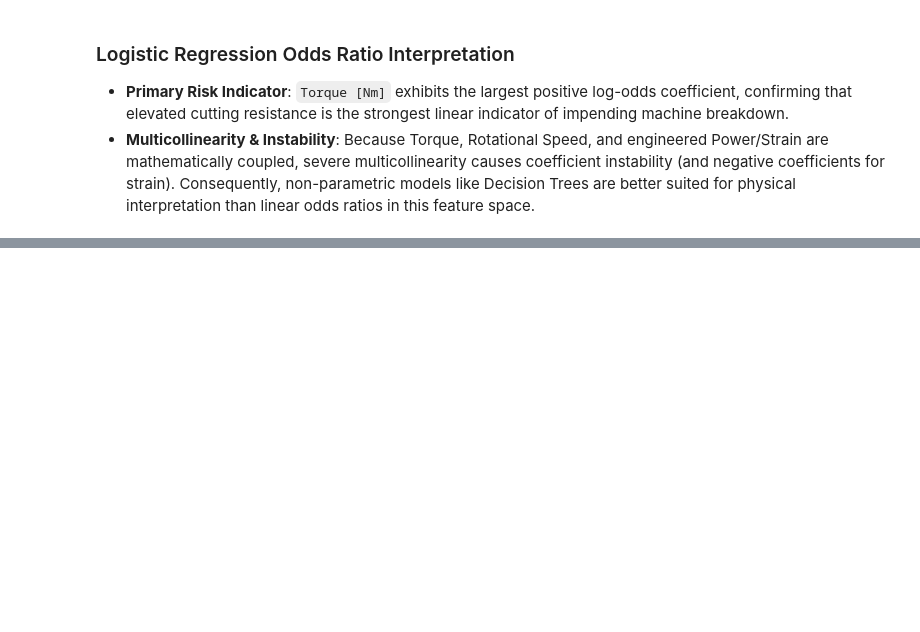
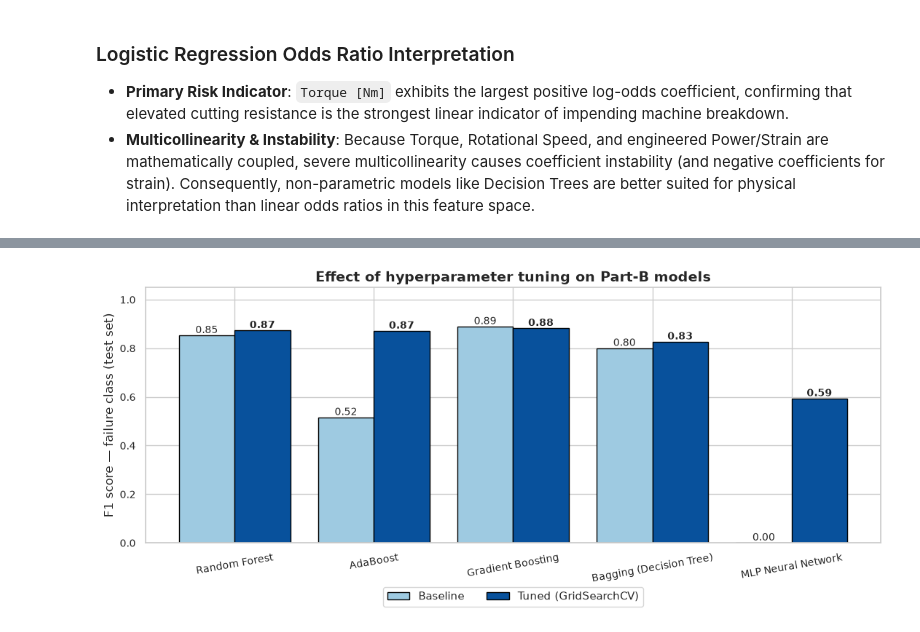
Before and after one commit to Nandot006/machine-health-profiling, a Jupyter notebook: notebooks/02_Classification_AI4I.ipynb, the cells around one changed output, grey strips where cells are left out. Cells and saved outputs as stored; diff of their text form; code cells hidden in the pictures; blank space fills up the shorter version.

Commit message:
Add classification Part B (5 tuned models, 10-model comparison, final GBM) and wire AI4I model into app

```diff
--- a/notebooks/02_Classification_AI4I.ipynb
+++ b/notebooks/02_Classification_AI4I.ipynb
@@ -490,0 +555,28 @@ Logistic Regression Feature Weight Interpretations:
+# %%
+part_b_baseline = {
+    "Random Forest": RandomForestClassifier(
+        n_estimators=100, class_weight="balanced_subsample",
+        random_state=RANDOM_STATE, n_jobs=-1),
+    "AdaBoost": AdaBoostClassifier(
+        estimator=DecisionTreeClassifier(max_depth=1, random_state=RANDOM_STATE),
+        n_estimators=50, learning_rate=1.0, random_state=RANDOM_STATE),
+    "Gradient Boosting": GradientBoostingClassifier(random_state=RANDOM_STATE),
+    "Bagging (Decision Tree)": BaggingClassifier(
+        estimator=DecisionTreeClassifier(class_weight="balanced", random_state=RANDOM_STATE),
+        n_estimators=10, random_state=RANDOM_STATE, n_jobs=-1),
+    "MLP Neural Network": MLPClassifier(
+        hidden_layer_sizes=(100,), activation="relu", early_stopping=True,
+        max_iter=1000, random_state=RANDOM_STATE),
+}
+
+baseline_rows = []
+for name, model in part_b_baseline.items():
+    start = time.time()
+    model.fit(X_train, y_train)
+    row, _, _ = evaluate_classifier(name, model)
+    row["Fit time (s)"] = time.time() - start
+    baseline_rows.append(row)
+
+baseline_df = pd.DataFrame(baseline_rows).set_index("Algorithm").round(4)
+print("Part B baseline models — held-out test set (n = 2000, 68 failures)")
+display(baseline_df)
@@ -490,0 +663,18 @@ Logistic Regression Feature Weight Interpretations:
+# %%
+fig, ax = plt.subplots(figsize=(11, 5))
+pos = np.arange(len(tuning_df))
+ax.bar(pos - 0.2, tuning_df["Test F1 before"], width=0.4, label="Baseline", color="#9ecae1", edgecolor="black")
+ax.bar(pos + 0.2, tuning_df["Test F1 after"], width=0.4, label="Tuned (GridSearchCV)", color="#08519c", edgecolor="black")
+for i, (b, a) in enumerate(zip(tuning_df["Test F1 before"], tuning_df["Test F1 after"])):
+    ax.text(i - 0.2, b + 0.01, f"{b:.2f}", ha="center", fontsize=10)
+    ax.text(i + 0.2, a + 0.01, f"{a:.2f}", ha="center", fontsize=10, fontweight="bold")
+ax.set_xticks(pos)
+ax.set_xticklabels(tuning_df.index, rotation=10)
+ax.set_ylabel("F1 score — failure class (test set)")
+ax.set_ylim(0, 1.05)
+ax.set_title("Effect of hyperparameter tuning on Part-B models", fontweight="bold")
+ax.legend(loc="upper center", ncol=2, bbox_to_anchor=(0.5, -0.15))
+plt.tight_layout()
+plt.show()
+# %% [output]
+[figure, added]
```
Also changed, not shown: parts of 29 cells of this notebook, 4 other files.
